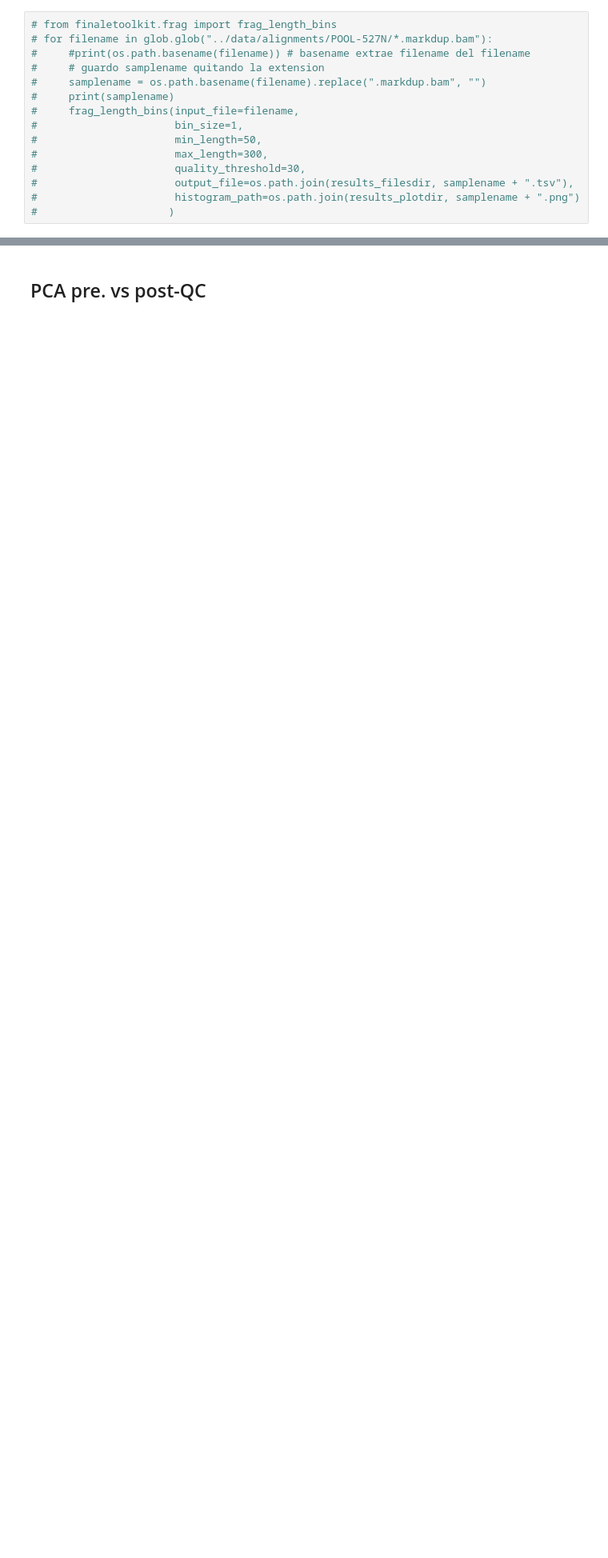
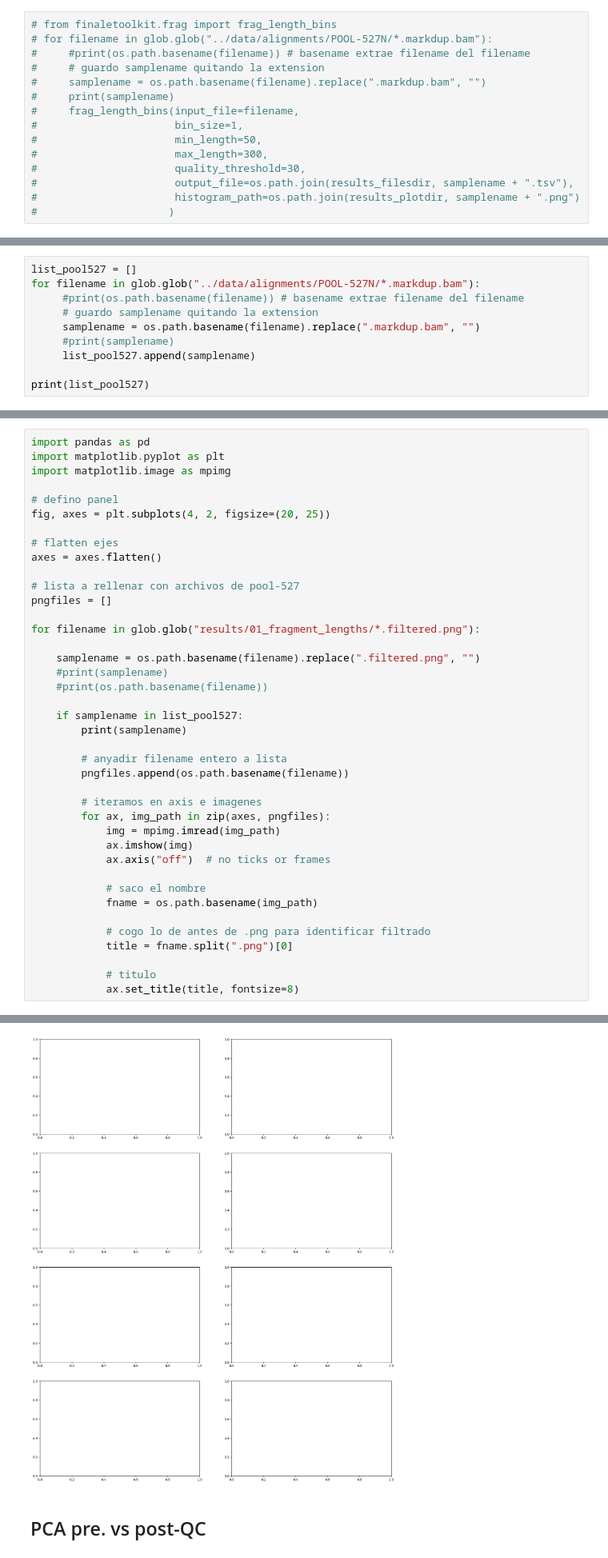
Before and after one commit to sara-suarez93/bcltofrag, a Jupyter notebook: notebook_analysis_fragmentomics.ipynb, the cells around one changed output, grey strips where cells are left out. Shown at 80% size. Cells and saved outputs as stored; diff of their text form; blank space fills up the shorter version.

Commit message:
notebook hist filtrado

```diff
--- a/notebook_analysis_fragmentomics.ipynb
+++ b/notebook_analysis_fragmentomics.ipynb
@@ -273,0 +278,10 @@ for ax, img_path in zip(axes, pngfiles):
+# %%
+list_pool527 = []
+for filename in glob.glob("../data/alignments/POOL-527N/*.markdup.bam"):
+     #print(os.path.basename(filename)) # basename extrae filename del filename
+     # guardo samplename quitando la extension
+     samplename = os.path.basename(filename).replace(".markdup.bam", "")
+     #print(samplename)
+     list_pool527.append(samplename)
+
+print(list_pool527)
@@ -273,0 +290,41 @@ for ax, img_path in zip(axes, pngfiles):
+# %%
+import pandas as pd
+import matplotlib.pyplot as plt
+import matplotlib.image as mpimg
+
+# defino panel
+fig, axes = plt.subplots(4, 2, figsize=(20, 25))
+
+# flatten ejes
+axes = axes.flatten()
+
+# lista a rellenar con archivos de pool-527
+pngfiles = []
+
+for filename in glob.glob("results/01_fragment_lengths/*.filtered.png"):
+
+    samplename = os.path.basename(filename).replace(".filtered.png", "")
+    #print(samplename)
+    #print(os.path.basename(filename))
+
+    if samplename in list_pool527:
+        print(samplename)
+
+        # anyadir filename entero a lista
+        pngfiles.append(os.path.basename(filename))
+
+        # iteramos en axis e imagenes
+        for ax, img_path in zip(axes, pngfiles):
+            img = mpimg.imread(img_path)
+            ax.imshow(img)
+            ax.axis("off")  # no ticks or frames
+
+            # saco el nombre
+            fname = os.path.basename(img_path)
+
+            # cogo lo de antes de .png para identificar filtrado
+            title = fname.split(".png")[0]
+
+            # titulo
+            ax.set_title(title, fontsize=8)
+# %% [output]
@@ -274,3 +348,4 @@ for ax, img_path in zip(axes, pngfiles):
+[figure, added]
 # %% [markdown]
 ## PCA pre. vs post-QC
 # %% [markdown]
```
Also changed, not shown: parts of 5 cells of this notebook.
